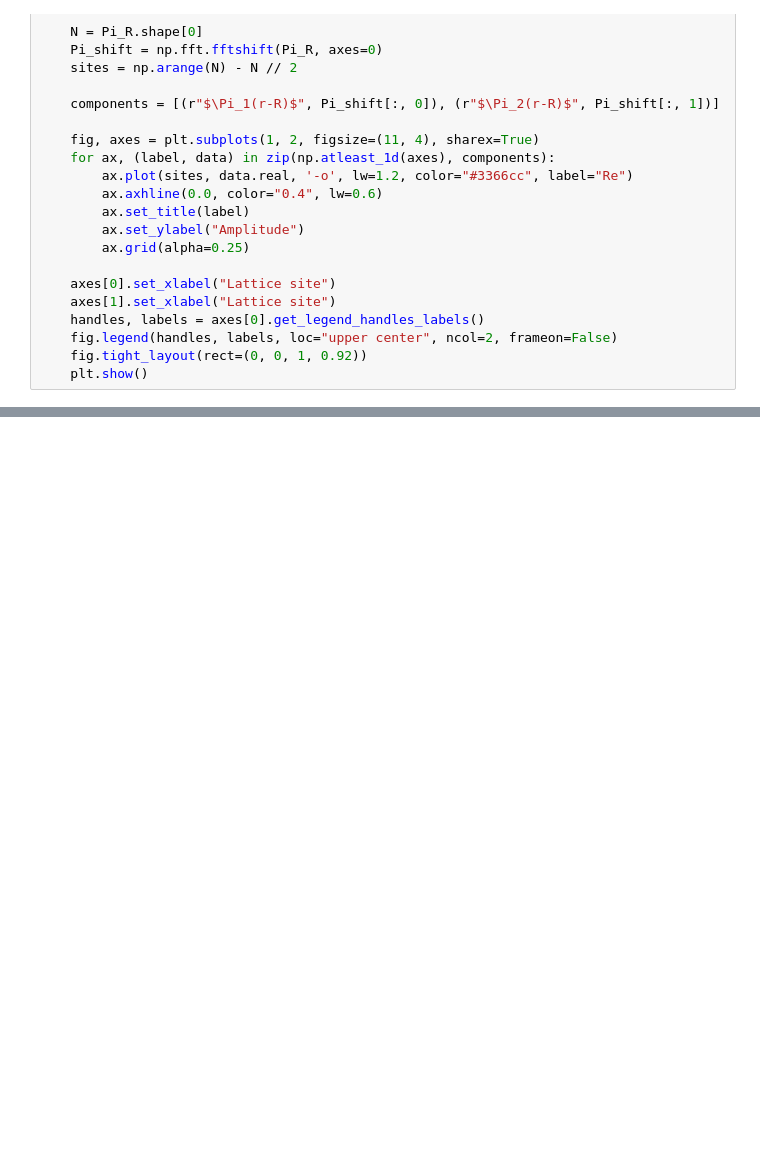
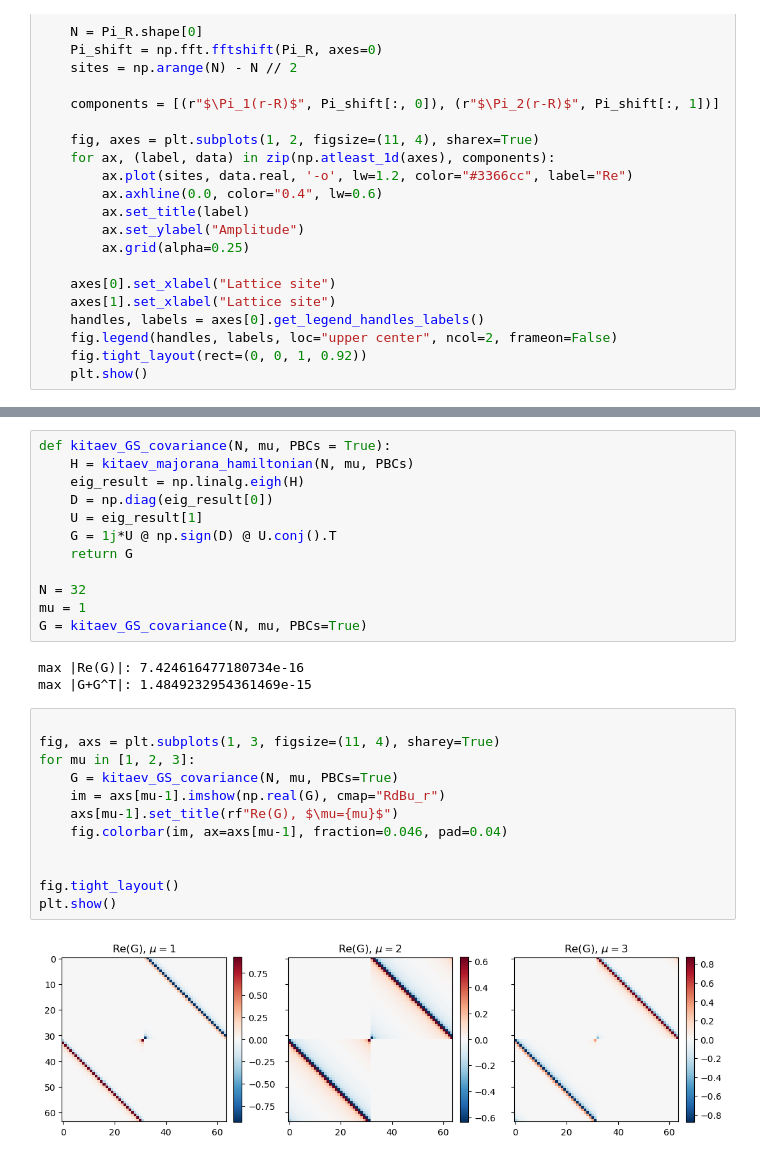
Before and after one commit to AsadullahBhuiyan/classD_1d_fermionic_adaptive_circuit, a Jupyter notebook: Majorana_Wannier_function_plotting.ipynb, the cells around one changed output, grey strips where cells are left out. Cells and saved outputs as stored; diff of their text form; blank space fills up the shorter version.

```diff
--- a/Majorana_Wannier_function_plotting.ipynb
+++ b/Majorana_Wannier_function_plotting.ipynb
@@ -111,0 +144,29 @@ print(Pi_1[:,1] @ Pi_2[:,1])
+# %%
+def kitaev_GS_covariance(N, mu, PBCs = True):
+    H = kitaev_majorana_hamiltonian(N, mu, PBCs)
+    eig_result = np.linalg.eigh(H)
+    D = np.diag(eig_result[0])
+    U = eig_result[1]
+    G = 1j*U @ np.sign(D) @ U.conj().T
+    return G
+
+N = 32
+mu = 1
+G = kitaev_GS_covariance(N, mu, PBCs=True)
+# %% [output]
+max |Re(G)|: 7.424616477180734e-16
+max |G+G^T|: 1.4849232954361469e-15
+# %%
+
+fig, axs = plt.subplots(1, 3, figsize=(11, 4), sharey=True)
+for mu in [1, 2, 3]:
+    G = kitaev_GS_covariance(N, mu, PBCs=True)
+    im = axs[mu-1].imshow(np.real(G), cmap="RdBu_r")
+    axs[mu-1].set_title(rf"Re(G), $\mu={mu}$")
+    fig.colorbar(im, ax=axs[mu-1], fraction=0.046, pad=0.04)
+
+
+fig.tight_layout()
+plt.show()
+# %% [output]
+[figure, added]
```
Also changed, not shown: parts of 7 cells of this notebook, 1 other file.
